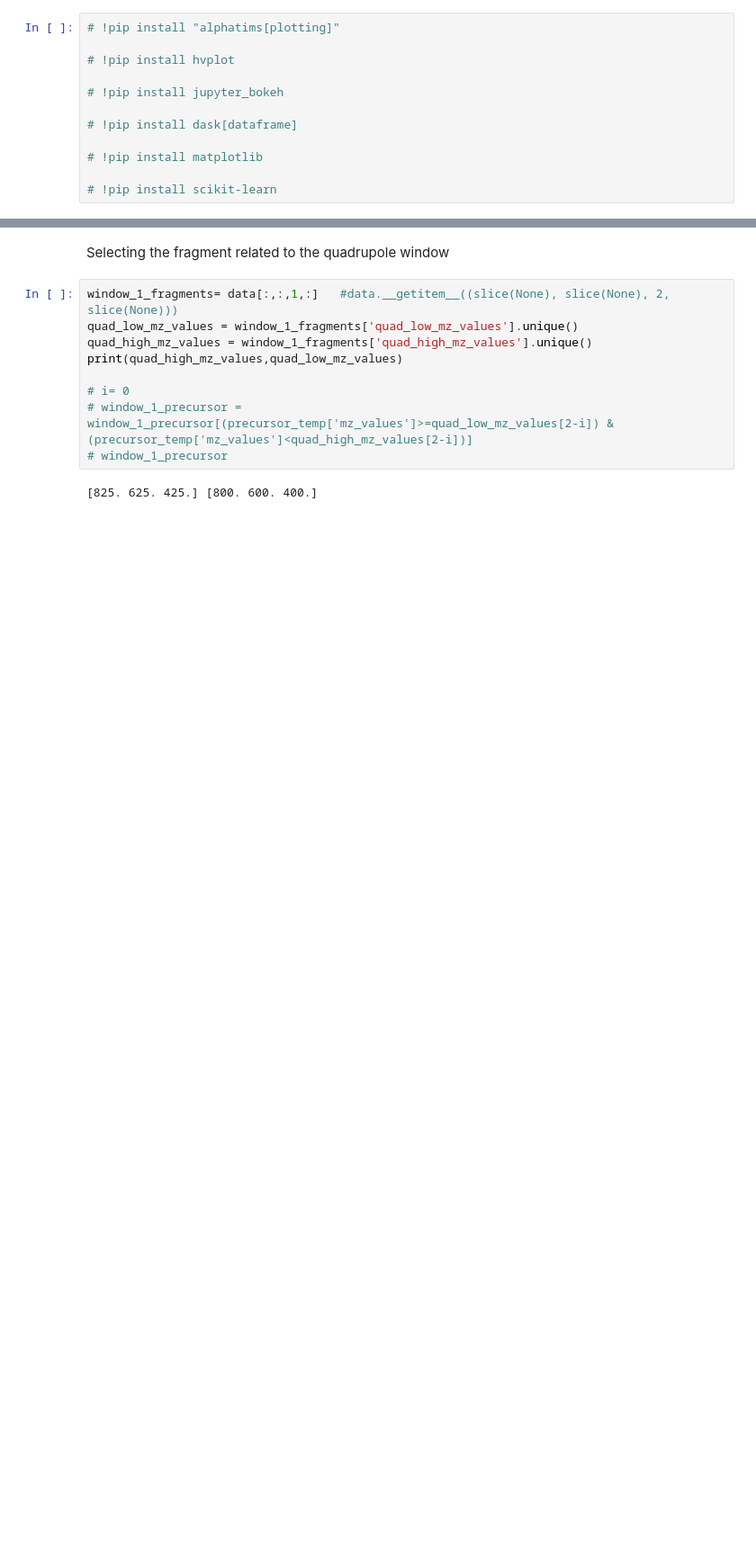
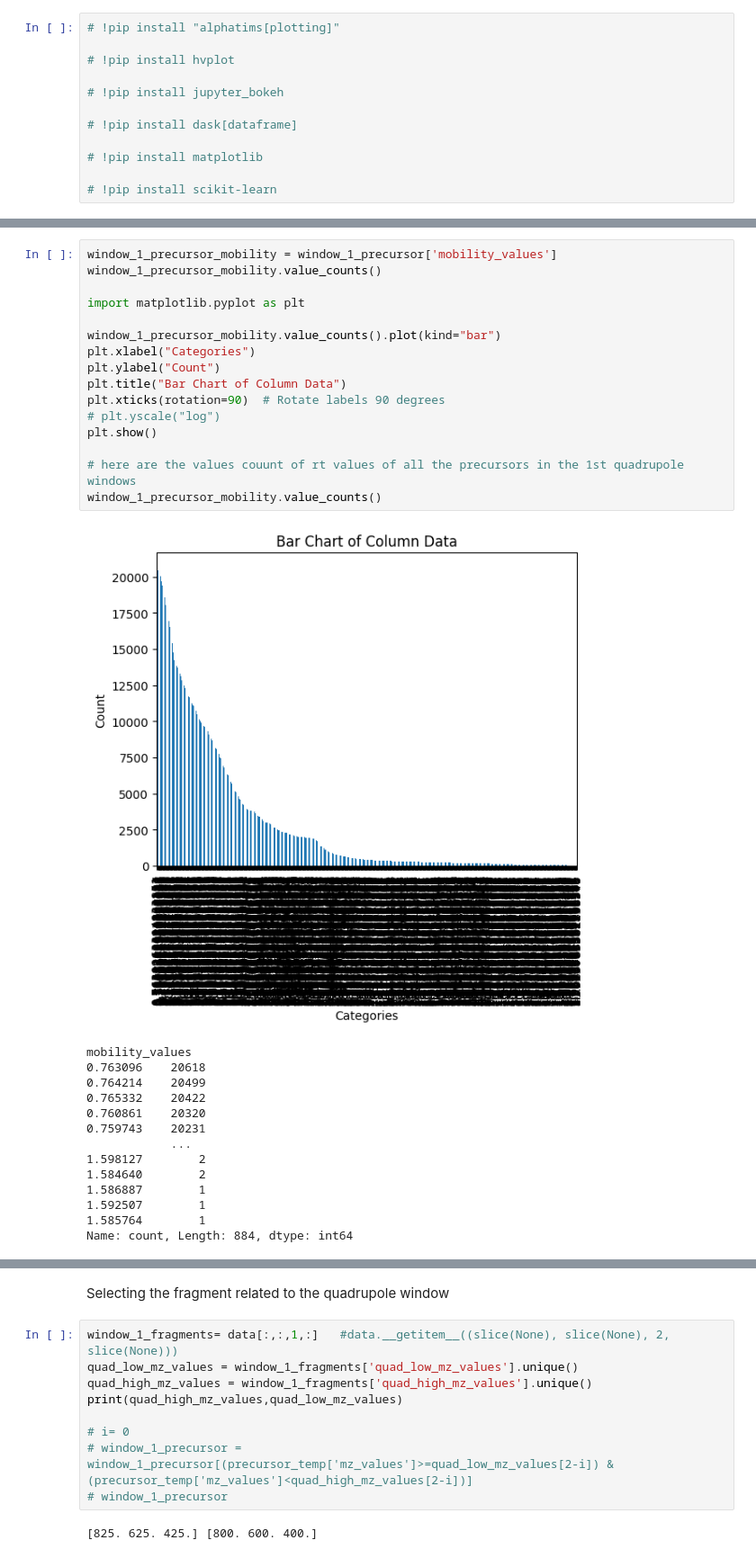
Before and after one commit to RapidSpectraX-Final-Year-Project/1.0, a Jupyter notebook: featureExtraction.ipynb, the cells around one changed output, grey strips where cells are left out. Shown at 90% size. Drawn from its saved outputs; the diff is of its cells as text; blank space fills up the shorter version.

```diff
--- a/featureExtraction.ipynb
+++ b/featureExtraction.ipynb
@@ -138,0 +523,31 @@ BokehModel(combine_events=True, render_bundle={'docs_json': {'7cd30f3b-b554-4a78
+# %%
+window_1_precursor_mobility = window_1_precursor['mobility_values']
+window_1_precursor_mobility.value_counts()
+
+import matplotlib.pyplot as plt
+
+window_1_precursor_mobility.value_counts().plot(kind="bar")
+plt.xlabel("Categories")
+plt.ylabel("Count")
+plt.title("Bar Chart of Column Data")
+plt.xticks(rotation=90)  # Rotate labels 90 degrees
+# plt.yscale("log")
+plt.show()
+
+# here are the values couunt of rt values of all the precursors in the 1st quadrupole windows
+window_1_precursor_mobility.value_counts()
+# %% [output]
+[figure, added]
+mobility_values
+0.763096    20618
+0.764214    20499
+0.765332    20422
+0.760861    20320
+0.759743    20231
+            ...
+1.598127        2
+1.584640        2
+1.586887        1
+1.592507        1
+1.585764        1
+Name: count, Length: 884, dtype: int64
```
Also changed, not shown: parts of 47 cells of this notebook.
